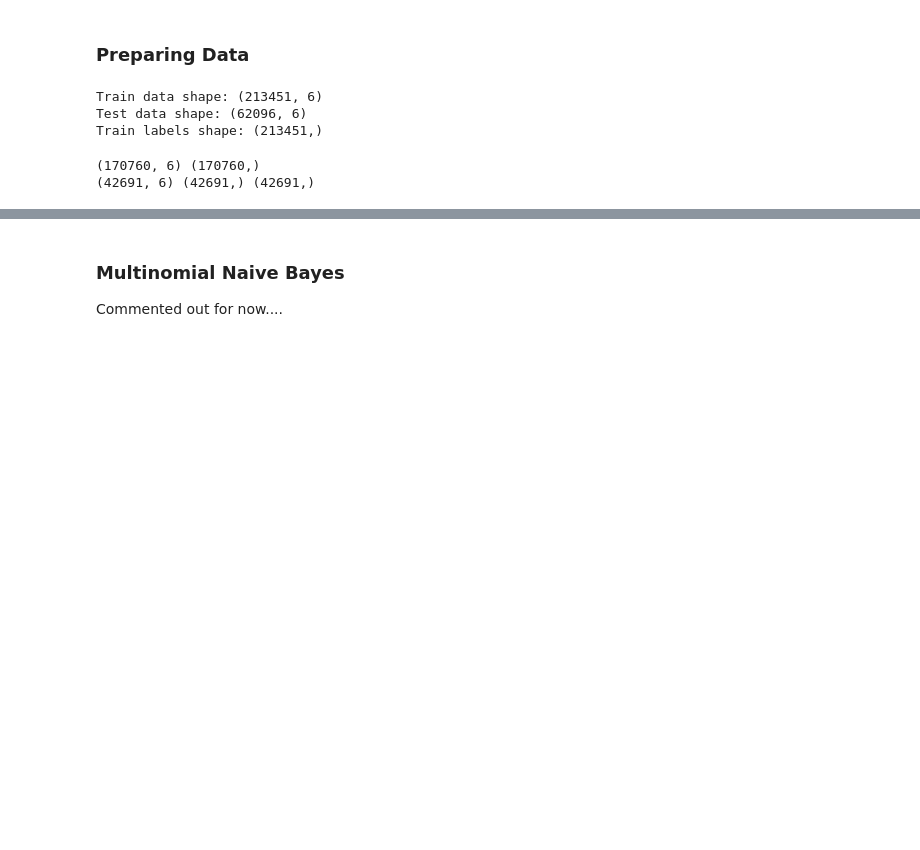
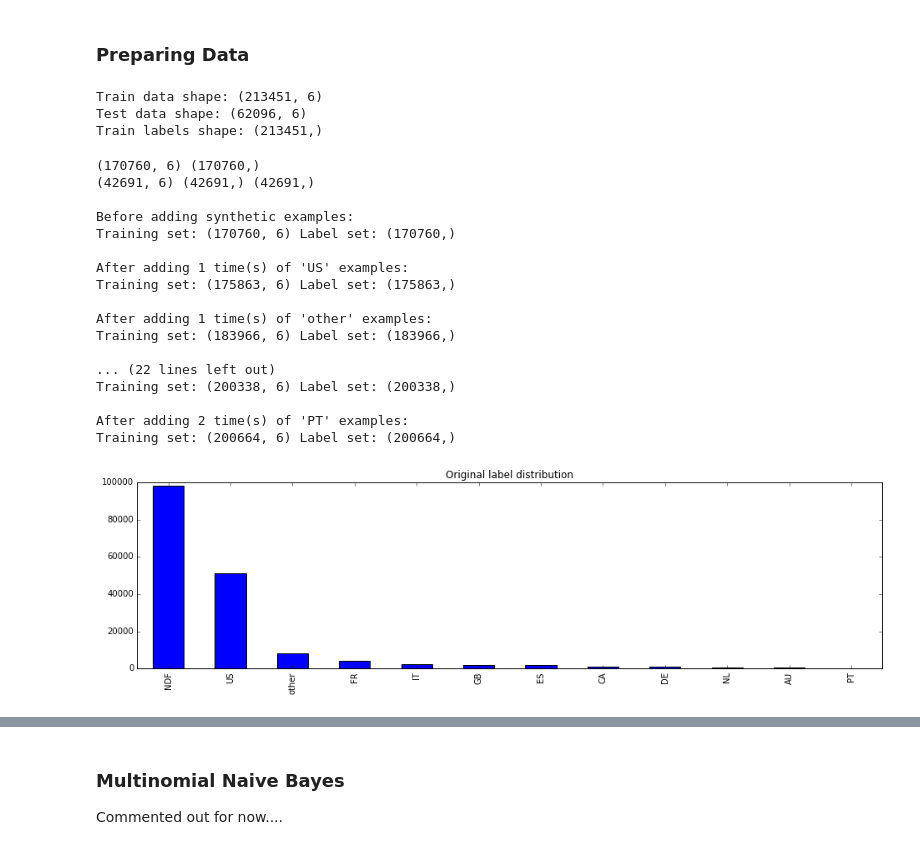
Before and after one commit to kyungguyeo/W207-Final-Project, a Jupyter notebook: airbnb_shared_project.ipynb, the cells around one changed output, grey strips where cells are left out. Cells and saved outputs as stored; diff of their text form; code cells hidden in the pictures; blank space fills up the shorter version.

Commit message:
Refactoring and update SMOTE

```diff
--- a/airbnb_shared_project.ipynb
+++ b/airbnb_shared_project.ipynb
@@ -356,41 +410,81 @@ Train labels shape: (213451,)
 # %%
 # Split train data into training and dev sets.
 train_data_size = (len(train_data_x))/5*4
 train_x, train_y = train_data_x[:train_data_size], train_data_y[:train_data_size]
 dev_x, dev_y= train_data_x[train_data_size:], train_data_y[train_data_size:]
 
 # save dev id to be used in score calculation
 dev_id = np.array(train_data["id"][train_data_size:])
 dev_dict = dict(zip(dev_id, dev_y))
 
 print train_x.shape, train_y.shape
 print dev_x.shape, dev_y.shape, dev_id.shape
 
-#******************************************
-# Try SMOTE here
-#******************************************
-# print "\nTraining data after SMOTE"
+is_SMOTE_on = True
 
-# country = 'FR'
-# train_x_c = train_x[train_y == country]
+if is_SMOTE_on:
 
-# #SMOTE(minority data, new data size, NN steps)
-# #To double minority data example size, set N=1
-# #NN default = 5 neighbours
-# N = 4
-# train_x_c2 =  SMOTE(train_x_c,N*100,5)
+    smote_countries = [('US',1), ('other',1),('FR',1),('IT',1),('GB',1),('ES',1),\
+                       ('CA',2),('DE',2),('NL',2),('AU',2),('PT',2)]
 
-# #Append new data to train_x
-# train_x = np.vstack((train_x, train_x_c2))
-# #Append label to train_y
-# new_label = []
-# for i in range(N * len(train_x_c)):
-#     new_label.append(country)
-# train_y = np.concatenate((train_y, np.array(new_label)))
+    #smote_countries = [('other',3),('FR',3)]
 
-# print train_x.shape, train_y.shape
+    print "\nBefore adding synthetic examples:"
+    print "Training set: %s Label set: %s"%(str(train_x.shape), str(train_y.shape))
 
-#****** End of SMOTE test block **************
+    plt.figure(figsize=(16,4))
+    country_dist = pd.Series(train_y).value_counts()
+    plt.subplot(1,1,1)
+    country_dist.plot.bar()
+    plt.title('Original label distribution')
+
+    for i, c in enumerate(smote_countries):
+        country, N = c[0], c[1]
+
+        train_x_country = train_x[train_y == country]
+
+        if country == 'US':
+            size = train_x_country.shape[0] / 10
+            train_x_country = train_x_country[:size]
+
+        #SMOTE(minority data, new data size, NN steps)
+        #To double minority data example size, set N=1
+        #NN default = 5 neighbours
+        train_x_new =  SMOTE(train_x_country,N*100,5)
+
+        #Append new data to train_x
+        train_x = np.vstack((train_x, train_x_new))
+
+        #Append label to train_y
+        new_label = []
+        for i in range(N * len(train_x_country)):
+            new_label.append(country)
+        train_y = np.concatenate((train_y, np.array(new_label)))
+
+        print "\nAfter adding %d time(s) of '%s' examples:"%(N, country)
+        print "Training set: %s Label set: %s"%(str(train_x.shape), str(train_y.shape))
+
+    plt.figure(figsize=(16,4))
+    country_dist = pd.Series(train_y).value_counts()
+    plt.subplot(1,1,1)
+    country_dist.plot.bar()
+    plt.title('After SMOTE label distribution')
 # %% [output]
 (170760, 6) (170760,)
 (42691, 6) (42691,) (42691,)
+
+Before adding synthetic examples:
+Training set: (170760, 6) Label set: (170760,)
+
+After adding 1 time(s) of 'US' examples:
+Training set: (175863, 6) Label set: (175863,)
+
+After adding 1 time(s) of 'other' examples:
+Training set: (183966, 6) Label set: (183966,)
+
+... (22 lines left out)
+Training set: (200338, 6) Label set: (200338,)
+
+After adding 2 time(s) of 'PT' examples:
+Training set: (200664, 6) Label set: (200664,)
+[figure, added]
```
Also changed, not shown: parts of 24 cells of this notebook, 4 other files.
